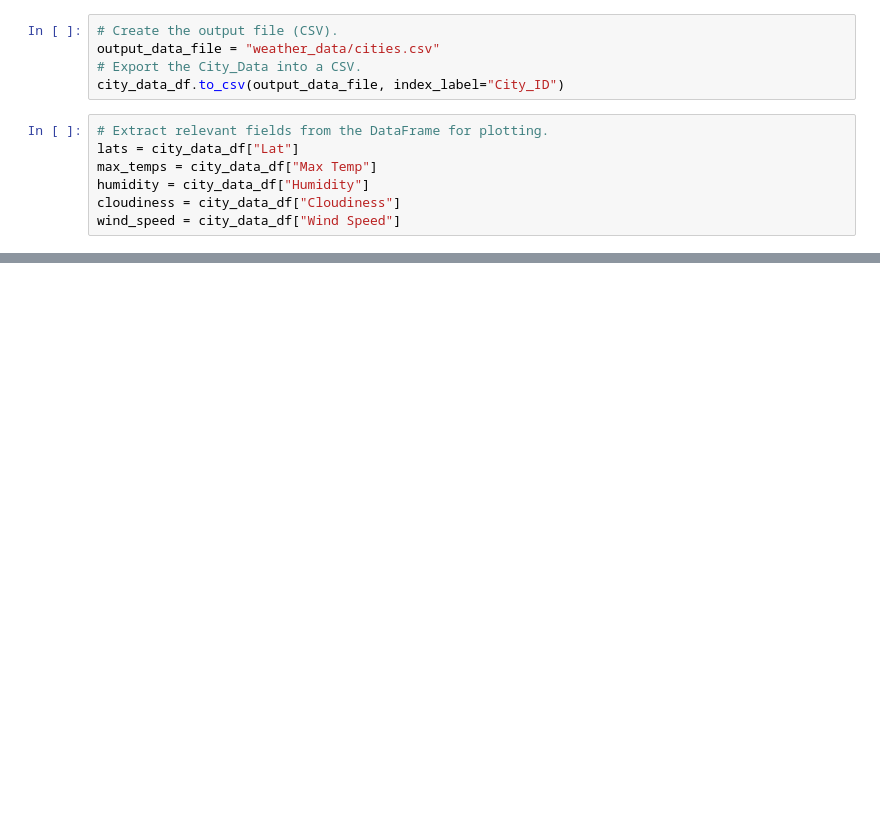
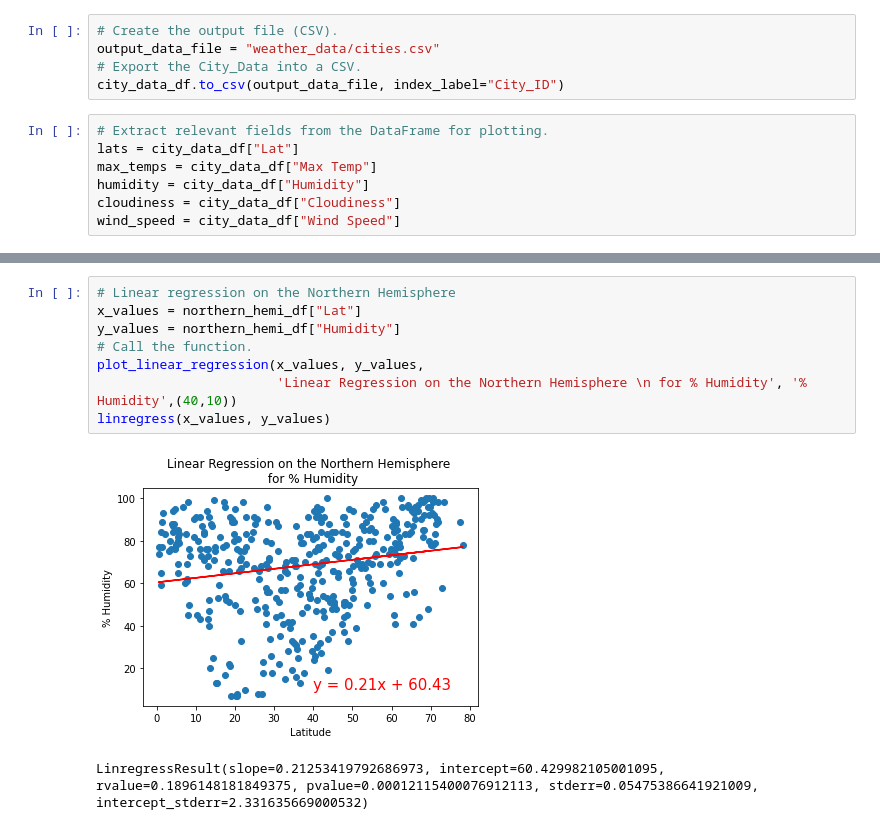
Before and after one commit to jo313y/World_Weather_Analysis, a Jupyter notebook: WeatherPy.ipynb, the cells around one changed output, grey strips where cells are left out. Drawn from its saved outputs; the diff is of its cells as text; blank space fills up the shorter version.

```diff
--- a/WeatherPy.ipynb
+++ b/WeatherPy.ipynb
@@ -246,0 +311,11 @@ plt.show()
+# %%
+# Linear regression on the Northern Hemisphere
+x_values = northern_hemi_df["Lat"]
+y_values = northern_hemi_df["Humidity"]
+# Call the function.
+plot_linear_regression(x_values, y_values,
+                       'Linear Regression on the Northern Hemisphere \n for % Humidity', '% Humidity',(40,10))
+linregress(x_values, y_values)
+# %% [output]
+[figure, added]
+LinregressResult(slope=0.21253419792686973, intercept=60.429982105001095, rvalue=0.1896148181849375, pvalue=0.00012115400076912113, stderr=0.05475386641921009, intercept_stderr=2.331635669000532)
```
Also changed, not shown: parts of 19 cells of this notebook.
